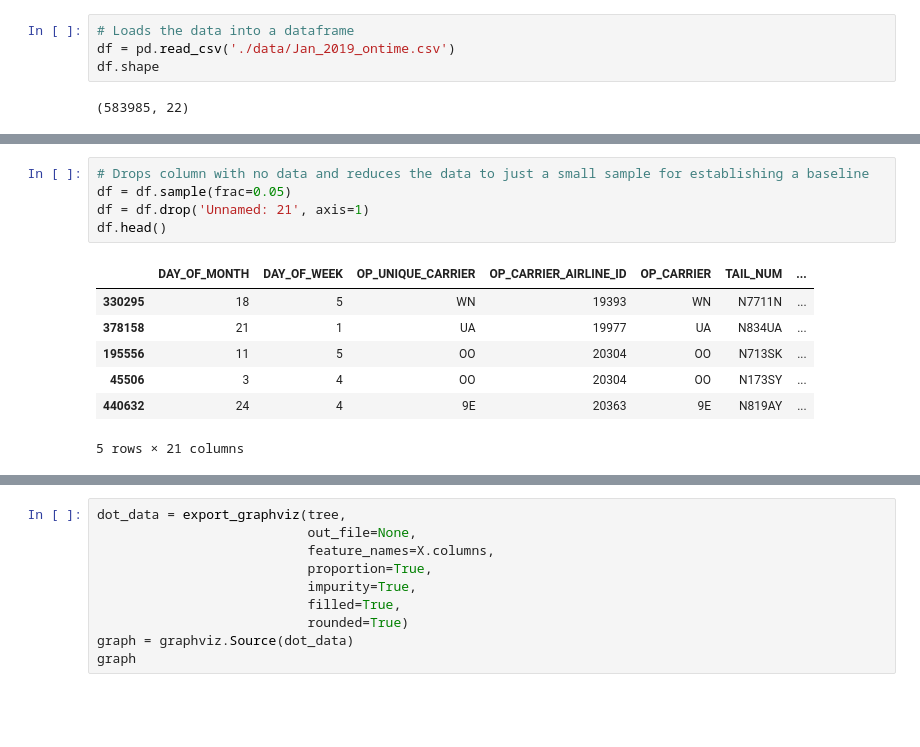
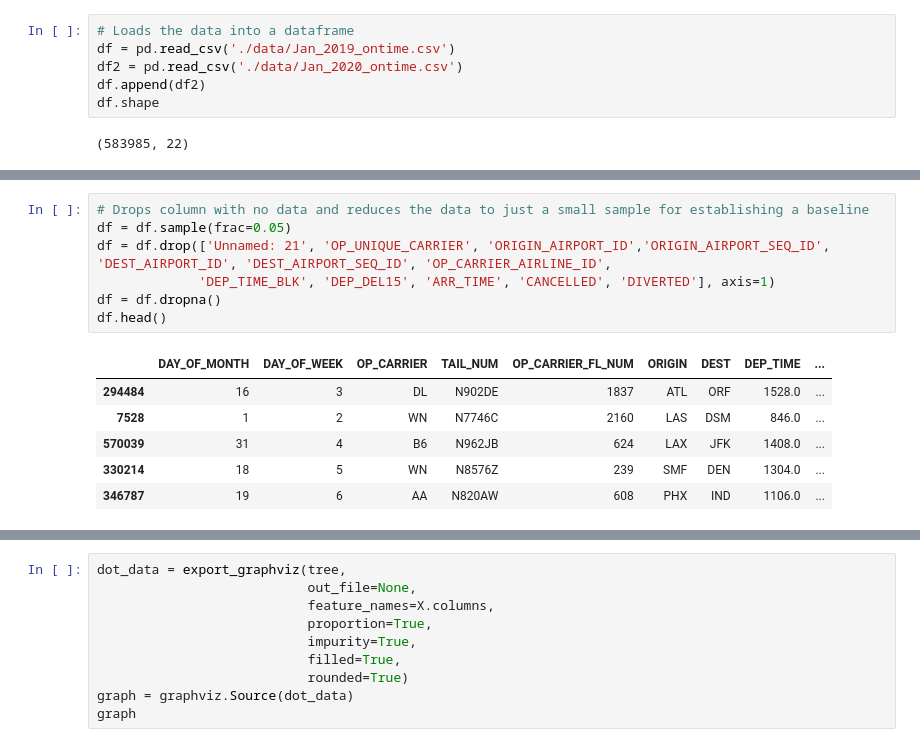
Before and after one commit to ShayPatrickCormac/MA415Project, a Jupyter notebook: DecisionTree.ipynb, the cells around one changed output, grey strips where cells are left out. Saved outputs shown, nothing was run; the diff lists cells and outputs as text; blank space fills up the shorter version.

```diff
--- a/DecisionTree.ipynb
+++ b/DecisionTree.ipynb
@@ -11,6 +11,8 @@ import graphviz
 # %%
 # Loads the data into a dataframe
 df = pd.read_csv('./data/Jan_2019_ontime.csv')
+df2 = pd.read_csv('./data/Jan_2020_ontime.csv')
+df.append(df2)
 df.shape
 # %% [output]
 (583985, 22)
@@ -17,13 +26,14 @@ df.shape
 # %%
 # Drops column with no data and reduces the data to just a small sample for establishing a baseline
 df = df.sample(frac=0.05)
-df = df.drop('Unnamed: 21', axis=1)
+df = df.drop(['Unnamed: 21', 'OP_UNIQUE_CARRIER', 'ORIGIN_AIRPORT_ID','ORIGIN_AIRPORT_SEQ_ID', 'DEST_AIRPORT_ID', 'DEST_AIRPORT_SEQ_ID', 'OP_CARRIER_AIRLINE_ID',
+             'DEP_TIME_BLK', 'DEP_DEL15', 'ARR_TIME', 'CANCELLED', 'DIVERTED'], axis=1)
+df = df.dropna()
 df.head()
 # %% [output]
-|  | DAY_OF_MONTH | DAY_OF_WEEK | OP_UNIQUE_CARRIER | OP_CARRIER_AIRLINE_ID | OP_CARRIER | TAIL_NUM | ... |
-| 330295 | 18 | 5 | WN | 19393 | WN | N7711N | ... |
-| 378158 | 21 | 1 | UA | 19977 | UA | N834UA | ... |
-| 195556 | 11 | 5 | OO | 20304 | OO | N713SK | ... |
-| 45506 | 3 | 4 | OO | 20304 | OO | N173SY | ... |
-| 440632 | 24 | 4 | 9E | 20363 | 9E | N819AY | ... |
+|  | DAY_OF_MONTH | DAY_OF_WEEK | OP_CARRIER | TAIL_NUM | OP_CARRIER_FL_NUM | ORIGIN | DEST | DEP_TIME | ... |
+| 294484 | 16 | 3 | DL | N902DE | 1837 | ATL | ORF | 1528.0 | ... |
+| 7528 | 1 | 2 | WN | N7746C | 2160 | LAS | DSM | 846.0 | ... |
+| 570039 | 31 | 4 | B6 | N962JB | 624 | LAX | JFK | 1408.0 | ... |
+| 330214 | 18 | 5 | WN | N8576Z | 239 | SMF | DEN | 1304.0 | ... |
+| 346787 | 19 | 6 | AA | N820AW | 608 | PHX | IND | 1106.0 | ... |
-5 rows × 21 columns
```
Also changed, not shown: parts of 13 cells of this notebook, 2 other files.
